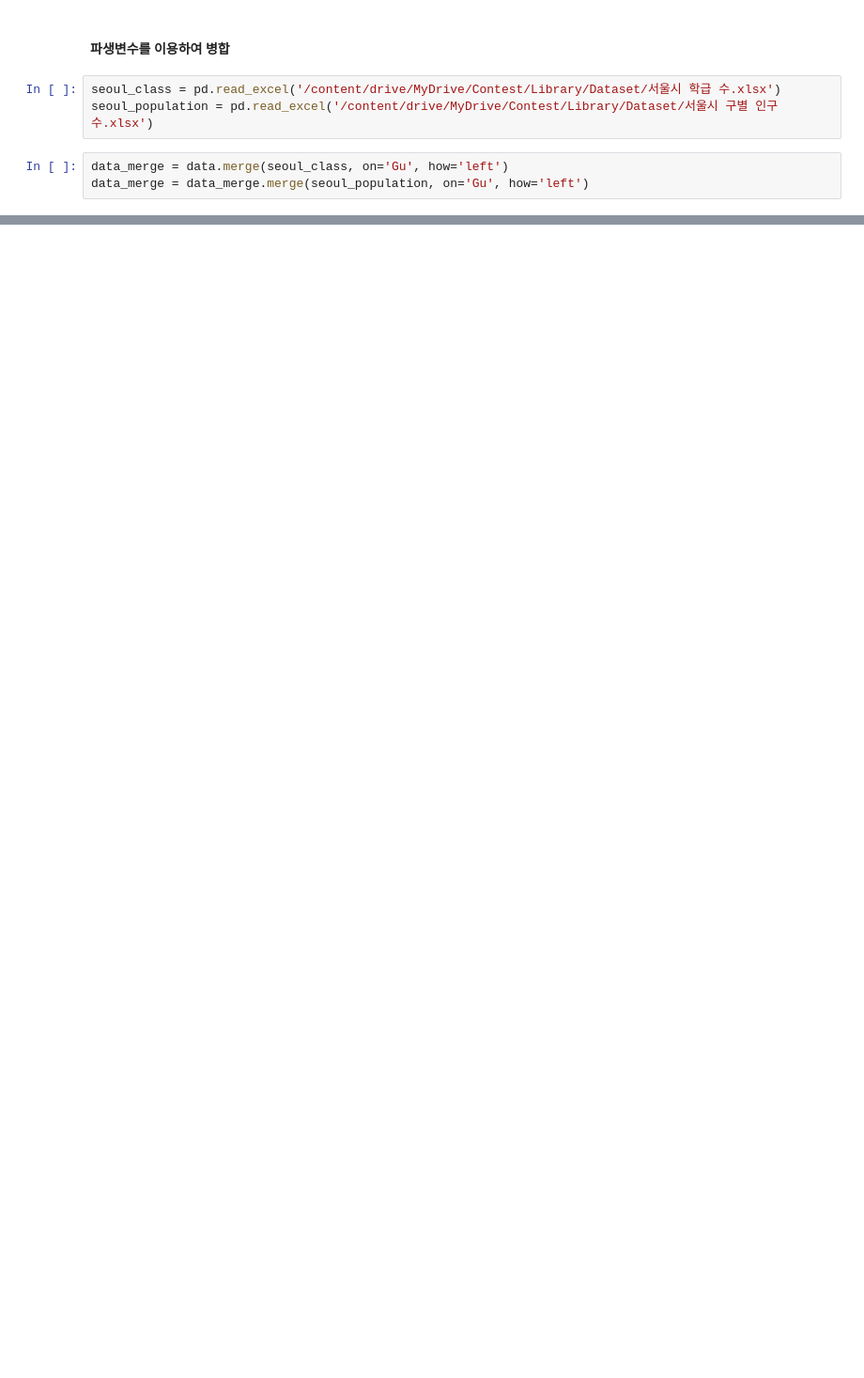
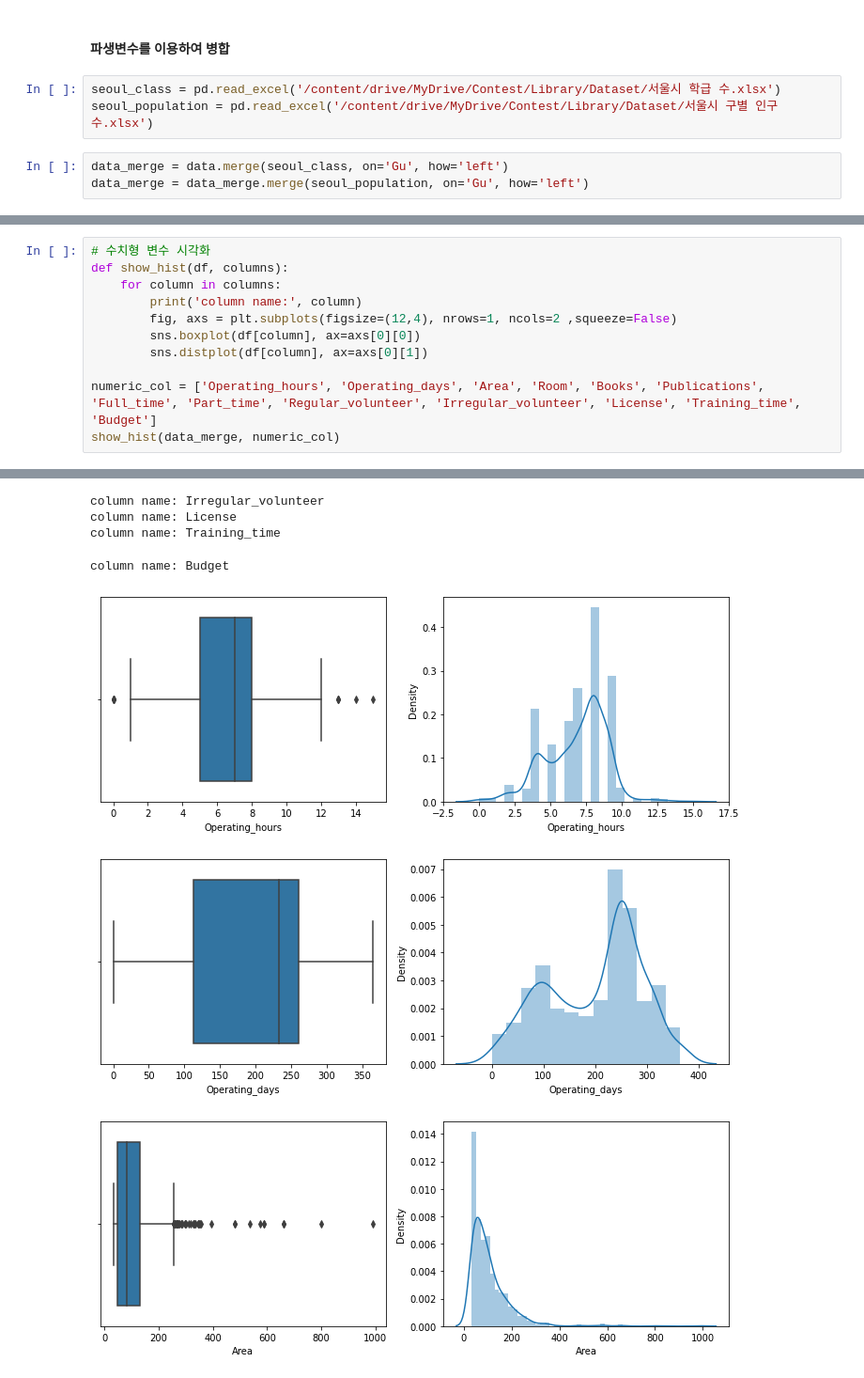
Before and after one commit to dev-gw/SSL_analysis, a Jupyter notebook: Library_DS.ipynb, the cells around one changed output, grey strips where cells are left out. Shown: that part at 94% size. Cells and saved outputs as stored; diff of their text form; blank space fills up the shorter version.

```diff
--- a/Library_DS.ipynb
+++ b/Library_DS.ipynb
@@ -106,0 +115,12 @@ data_merge.set_index
+# %%
+# 수치형 변수 시각화
+def show_hist(df, columns):
+    for column in columns:
+        print('column name:', column)
+        fig, axs = plt.subplots(figsize=(12,4), nrows=1, ncols=2 ,squeeze=False)
+        sns.boxplot(df[column], ax=axs[0][0])
+        sns.distplot(df[column], ax=axs[0][1])
+
+numeric_col = ['Operating_hours', 'Operating_days', 'Area', 'Room', 'Books', 'Publications', 'Full_time', 'Part_time', 'Regular_volunteer', 'Irregular_volunteer', 'License', 'Training_time', 'Budget']
+show_hist(data_merge, numeric_col)
+# %% [output]
@@ -106,0 +136,7 @@ data_merge.set_index
+column name: Irregular_volunteer
+column name: License
+column name: Training_time
+column name: Budget
+[figure, added]
+[figure, added]
+[figure, added]
```
Also changed, not shown: parts of 11 cells of this notebook.
